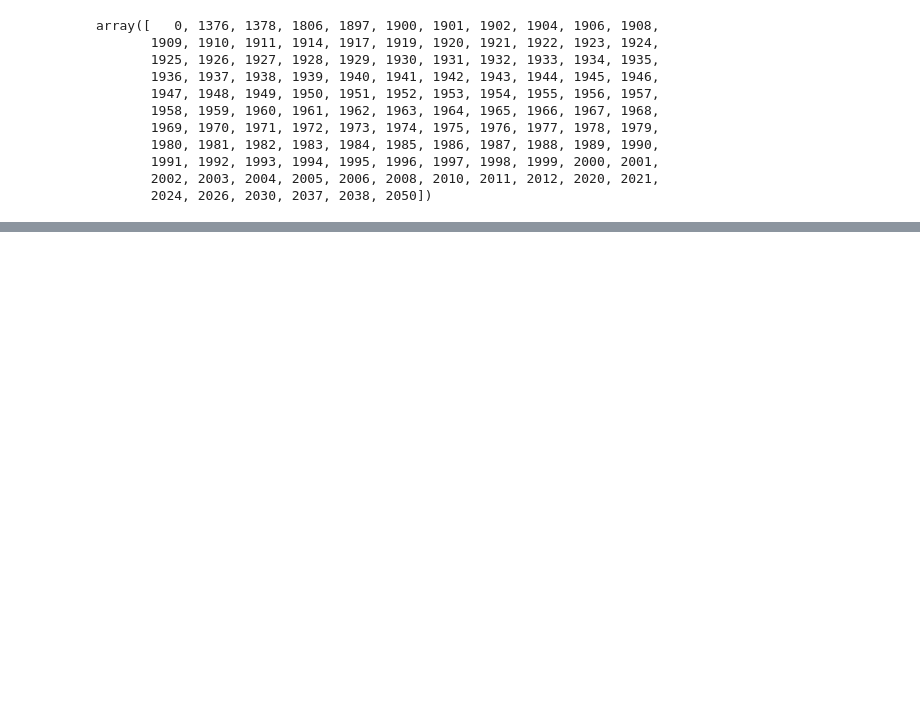
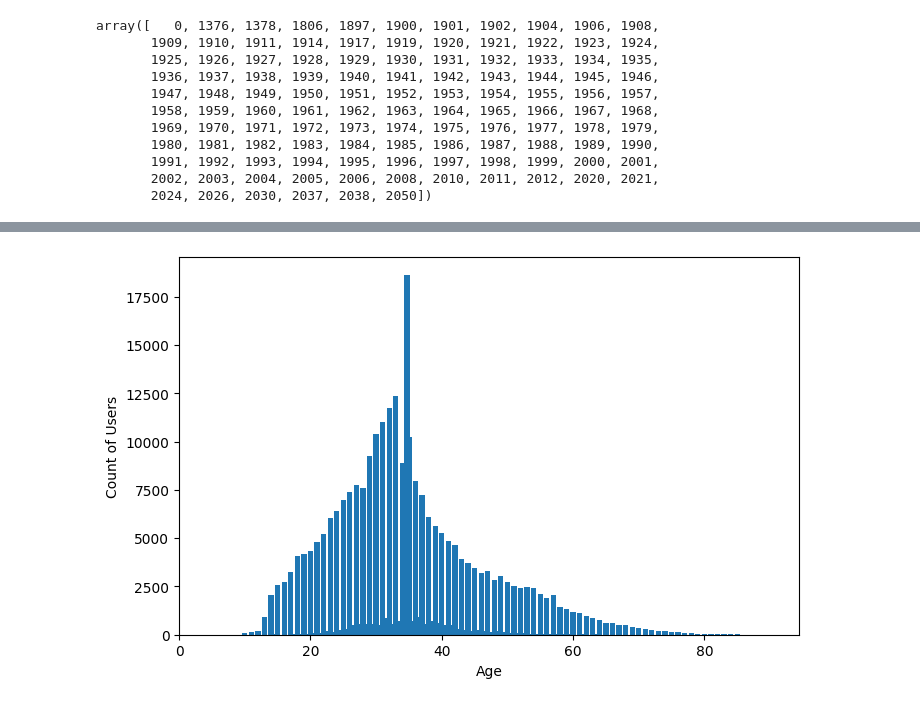
Before and after one commit to sahu-vishal/Book-Recommendation-System, a Jupyter notebook: Book_Recommendation_System.ipynb, the cells around one changed output, grey strips where cells are left out. Saved outputs shown, nothing was run; the diff lists cells and outputs as text; code cells hidden in the pictures; blank space fills up the shorter version.

```diff
--- a/Book_Recommendation_System.ipynb
+++ b/Book_Recommendation_System.ipynb
@@ -250,0 +292,5 @@ array([   0, 1376, 1378, 1806, 1897, 1900, 1901, 1902, 1904, 1906, 1908,
+# %%
+# Outlier data became NaN
+df_users.loc[(df_users.age > 90) | (df_users.age < 10), 'age'] = np.nan
+# %%
+df_users['age'].fillna(df_users.groupby('location')['age'].transform('median'),inplace=True)
@@ -250,0 +305,2 @@ array([   0, 1376, 1378, 1806, 1897, 1900, 1901, 1902, 1904, 1906, 1908,
+# %%
+df_users['age'].fillna(df_users.age.mean(),inplace=True)
@@ -250,0 +315,9 @@ array([   0, 1376, 1378, 1806, 1897, 1900, 1901, 1902, 1904, 1906, 1908,
+# %%
+u = df_users.age.value_counts().sort_index()
+plt.bar(u.index, u.values)
+plt.xlabel('Age')
+plt.ylabel('Count of Users')
+plt.xlim(xmin = 0)
+plt.show()
+# %% [output]
+[figure, added]
```
Also changed, not shown: parts of 26 cells of this notebook.
